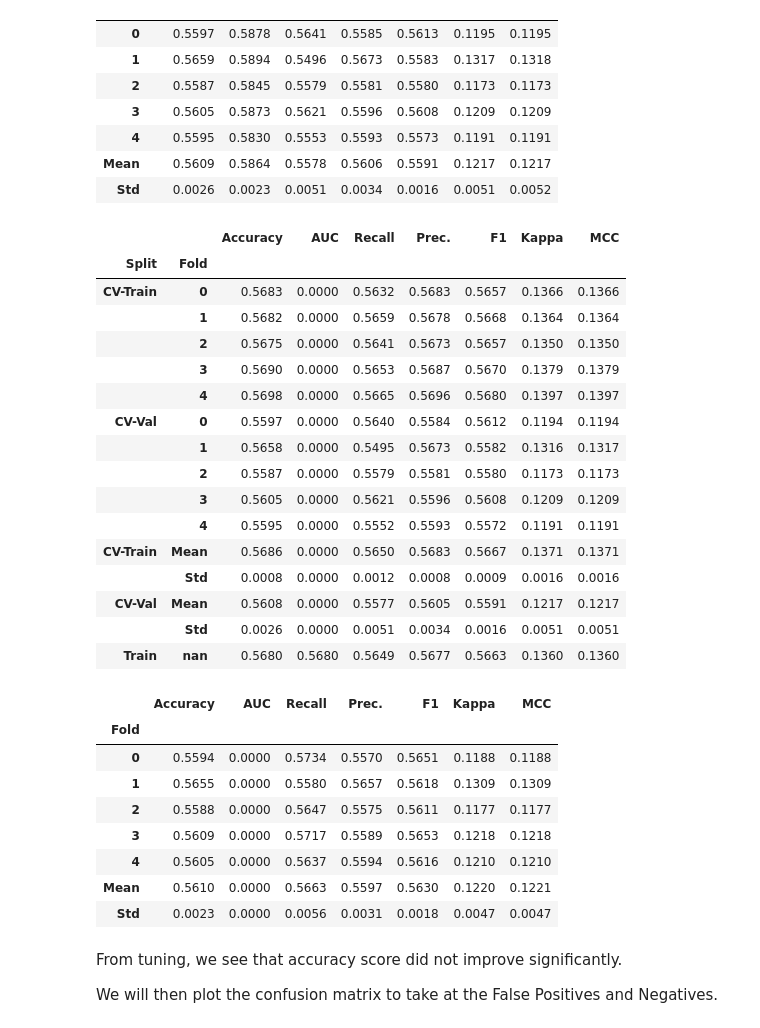
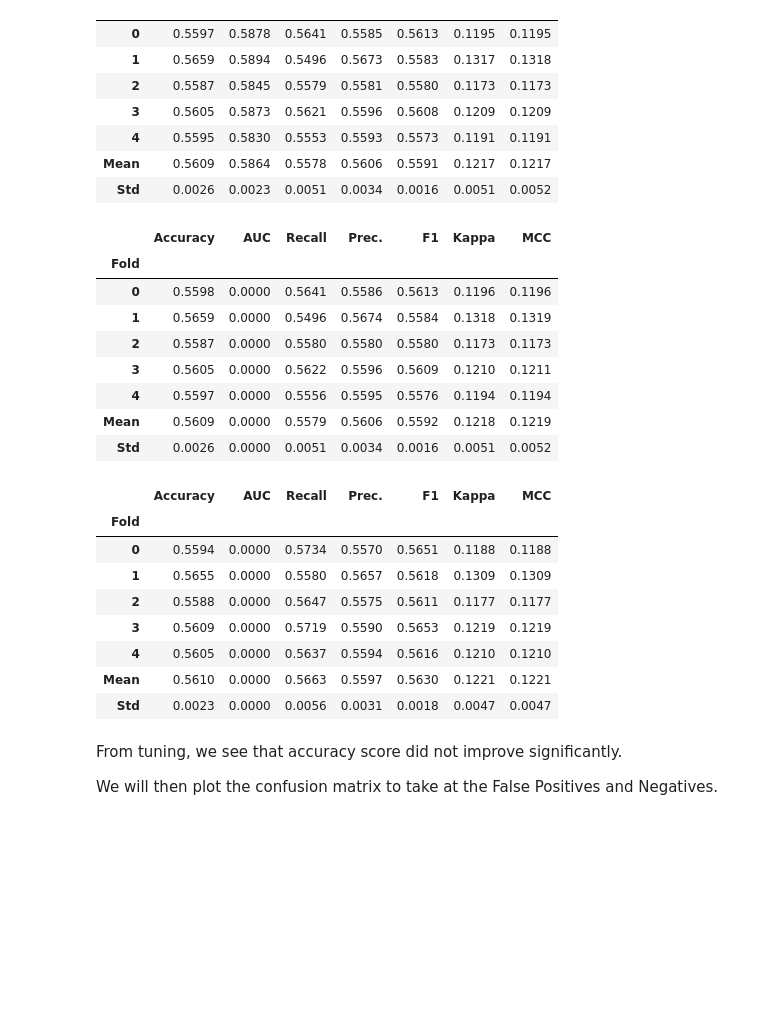
Before and after one commit to zackchia1608/Python-projects, a Jupyter notebook: Dota 2 match win predictor and recommender/Part 3 - Captstone Data Modelling.ipynb, the cells around one changed output. Saved outputs shown, nothing was run; the diff lists cells and outputs as text; code cells hidden in the pictures; blank space fills up the shorter version.

```diff
--- a/Dota 2 match win predictor and recommender/Part 3 - Captstone Data Modelling.ipynb
+++ b/Dota 2 match win predictor and recommender/Part 3 - Captstone Data Modelling.ipynb
@@ -232,25 +217,17 @@ tuned_model_lda = tune_model(model_lda, choose_better = True)
 | Mean | 0.5609 | 0.5864 | 0.5578 | 0.5606 | 0.5591 | 0.1217 | 0.1217 |
 | Std | 0.0026 | 0.0023 | 0.0051 | 0.0034 | 0.0016 | 0.0051 | 0.0052 |
 # %%
-model_ridge = create_model('ridge', return_train_score=True)
+model_ridge = create_model('ridge')
 # %% [output]
-|  |  | Accuracy | AUC | Recall | Prec. | F1 | Kappa | MCC |
-| Split | Fold |  |  |  |  |  |  |  |
-| CV-Train | 0 | 0.5683 | 0.0000 | 0.5632 | 0.5683 | 0.5657 | 0.1366 | 0.1366 |
-|  | 1 | 0.5682 | 0.0000 | 0.5659 | 0.5678 | 0.5668 | 0.1364 | 0.1364 |
-|  | 2 | 0.5675 | 0.0000 | 0.5641 | 0.5673 | 0.5657 | 0.1350 | 0.1350 |
-|  | 3 | 0.5690 | 0.0000 | 0.5653 | 0.5687 | 0.5670 | 0.1379 | 0.1379 |
-|  | 4 | 0.5698 | 0.0000 | 0.5665 | 0.5696 | 0.5680 | 0.1397 | 0.1397 |
-| CV-Val | 0 | 0.5597 | 0.0000 | 0.5640 | 0.5584 | 0.5612 | 0.1194 | 0.1194 |
-|  | 1 | 0.5658 | 0.0000 | 0.5495 | 0.5673 | 0.5582 | 0.1316 | 0.1317 |
-|  | 2 | 0.5587 | 0.0000 | 0.5579 | 0.5581 | 0.5580 | 0.1173 | 0.1173 |
-|  | 3 | 0.5605 | 0.0000 | 0.5621 | 0.5596 | 0.5608 | 0.1209 | 0.1209 |
-|  | 4 | 0.5595 | 0.0000 | 0.5552 | 0.5593 | 0.5572 | 0.1191 | 0.1191 |
-| CV-Train | Mean | 0.5686 | 0.0000 | 0.5650 | 0.5683 | 0.5667 | 0.1371 | 0.1371 |
-|  | Std | 0.0008 | 0.0000 | 0.0012 | 0.0008 | 0.0009 | 0.0016 | 0.0016 |
-| CV-Val | Mean | 0.5608 | 0.0000 | 0.5577 | 0.5605 | 0.5591 | 0.1217 | 0.1217 |
-|  | Std | 0.0026 | 0.0000 | 0.0051 | 0.0034 | 0.0016 | 0.0051 | 0.0051 |
-| Train | nan | 0.5680 | 0.5680 | 0.5649 | 0.5677 | 0.5663 | 0.1360 | 0.1360 |
+|  | Accuracy | AUC | Recall | Prec. | F1 | Kappa | MCC |
+| Fold |  |  |  |  |  |  |  |
+| 0 | 0.5598 | 0.0000 | 0.5641 | 0.5586 | 0.5613 | 0.1196 | 0.1196 |
+| 1 | 0.5659 | 0.0000 | 0.5496 | 0.5674 | 0.5584 | 0.1318 | 0.1319 |
+| 2 | 0.5587 | 0.0000 | 0.5580 | 0.5580 | 0.5580 | 0.1173 | 0.1173 |
+| 3 | 0.5605 | 0.0000 | 0.5622 | 0.5596 | 0.5609 | 0.1210 | 0.1211 |
+| 4 | 0.5597 | 0.0000 | 0.5556 | 0.5595 | 0.5576 | 0.1194 | 0.1194 |
+| Mean | 0.5609 | 0.0000 | 0.5579 | 0.5606 | 0.5592 | 0.1218 | 0.1219 |
+| Std | 0.0026 | 0.0000 | 0.0051 | 0.0034 | 0.0016 | 0.0051 | 0.0052 |
 # %%
 tuned_model_ridge = tune_model(model_ridge, choose_better=True)
 # %% [output]
@@ -259,9 +236,9 @@ tuned_model_ridge = tune_model(model_ridge, choose_better=True)
 | 0 | 0.5594 | 0.0000 | 0.5734 | 0.5570 | 0.5651 | 0.1188 | 0.1188 |
 | 1 | 0.5655 | 0.0000 | 0.5580 | 0.5657 | 0.5618 | 0.1309 | 0.1309 |
 | 2 | 0.5588 | 0.0000 | 0.5647 | 0.5575 | 0.5611 | 0.1177 | 0.1177 |
-| 3 | 0.5609 | 0.0000 | 0.5717 | 0.5589 | 0.5653 | 0.1218 | 0.1218 |
+| 3 | 0.5609 | 0.0000 | 0.5719 | 0.5590 | 0.5653 | 0.1219 | 0.1219 |
 | 4 | 0.5605 | 0.0000 | 0.5637 | 0.5594 | 0.5616 | 0.1210 | 0.1210 |
-| Mean | 0.5610 | 0.0000 | 0.5663 | 0.5597 | 0.5630 | 0.1220 | 0.1221 |
+| Mean | 0.5610 | 0.0000 | 0.5663 | 0.5597 | 0.5630 | 0.1221 | 0.1221 |
 | Std | 0.0023 | 0.0000 | 0.0056 | 0.0031 | 0.0018 | 0.0047 | 0.0047 |
 # %% [markdown]
 From tuning, we see that accuracy score did not improve significantly.
```
Also changed, not shown: parts of 12 cells of this notebook, 24 other files.
